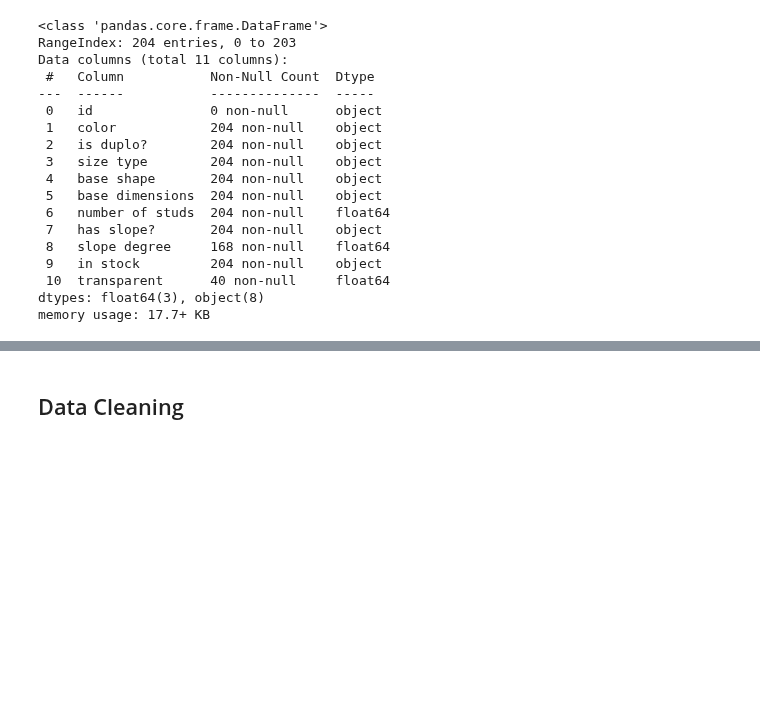
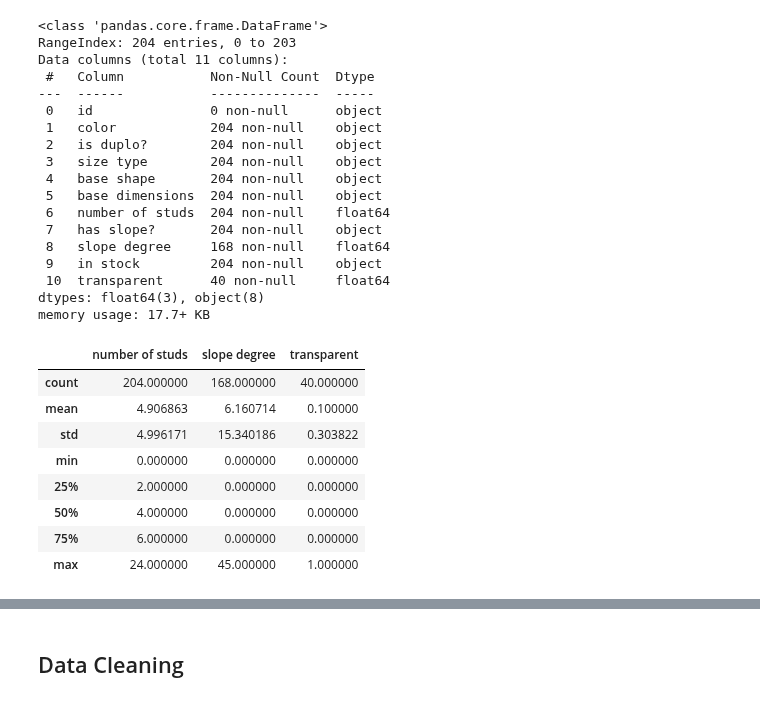
Before and after one commit to StefanFSmid/ASDA_2025_Group_3_Porfolio, a Jupyter notebook: notebooks/week_03_group_3_notebook.ipynb, the cells around one changed output, grey strips where cells are left out. Saved outputs shown, nothing was run; the diff lists cells and outputs as text; code cells hidden in the pictures; blank space fills up the shorter version.

```diff
--- a/notebooks/week_03_group_3_notebook.ipynb
+++ b/notebooks/week_03_group_3_notebook.ipynb
@@ -61,3 +64,15 @@ Data columns (total 11 columns):
  10  transparent      40 non-null     float64
 dtypes: float64(3), object(8)
 memory usage: 17.7+ KB
+# %%
+combinedLego_df.describe()
+# %% [output]
+|  | number of studs | slope degree | transparent |
+| count | 204.000000 | 168.000000 | 40.000000 |
+| mean | 4.906863 | 6.160714 | 0.100000 |
+| std | 4.996171 | 15.340186 | 0.303822 |
+| min | 0.000000 | 0.000000 | 0.000000 |
+| 25% | 2.000000 | 0.000000 | 0.000000 |
+| 50% | 4.000000 | 0.000000 | 0.000000 |
+| 75% | 6.000000 | 0.000000 | 0.000000 |
+| max | 24.000000 | 45.000000 | 1.000000 |
```
Also changed, not shown: parts of 20 cells of this notebook, 1 other file.
